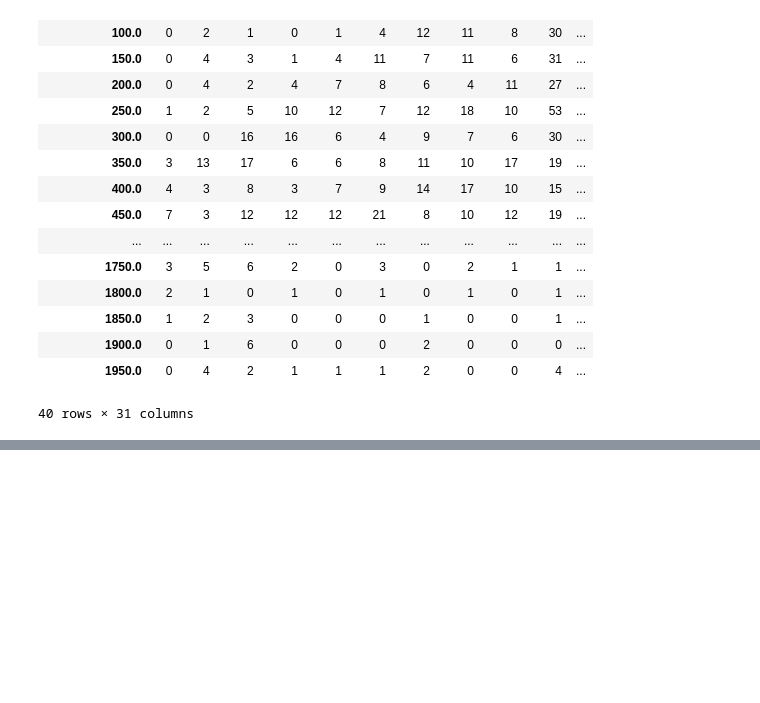
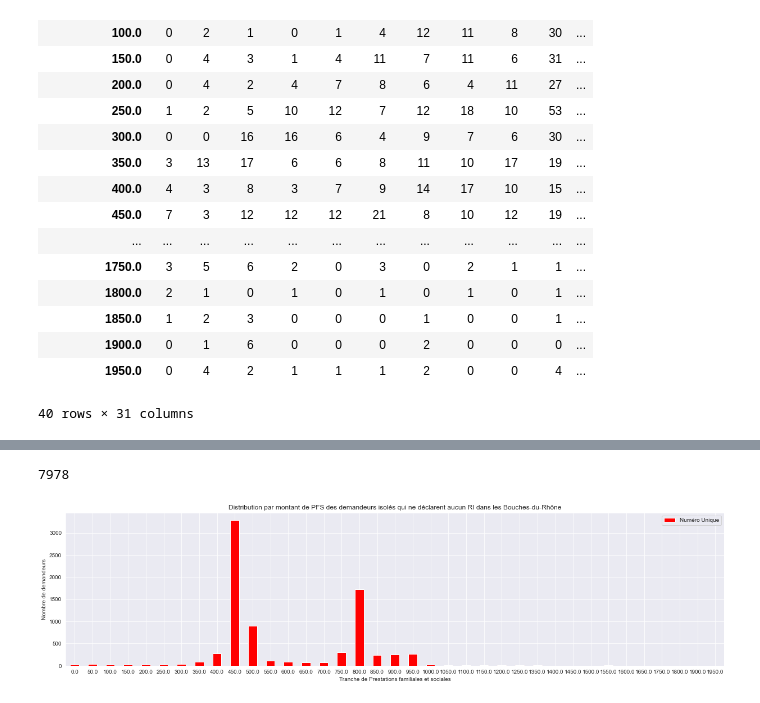
Before and after one commit to cmllbll/Social-Housing-in-France, a Jupyter notebook: Etude approfondie RI PFS.ipynb, the cells around one changed output, grey strips where cells are left out. Cells and saved outputs as stored; diff of their text form; code cells hidden in the pictures; blank space fills up the shorter version.

Commit message:
personne isolée

```diff
--- a/Etude approfondie RI PFS.ipynb
+++ b/Etude approfondie RI PFS.ipynb
@@ -152,6 +152,9 @@ bddbis['Ressources imposables mensuelles moyennes (RI)'].isna().sum()
 bddbis['Prestations familiales et sociales mensuelles moyennes (PFS)'].isna().sum()
 # %% [output]
 33035
+# %%
+bddbis['Ressources imposables mensuelles moyennes (RI)'].fillna(0, inplace=True)
+bddbis['Prestations familiales et sociales mensuelles moyennes (PFS)'].fillna(0, inplace=True)
 # %% [markdown]
 ##### Tableau croisé RI/PFS et graphique
 # %%
@@ -201,0 +206,14 @@ fig.show()
+# %%
+RI=bddbis[bddbis['Ressources imposables mensuelles moyennes (RI)']==0]
+RI['Tranches de PFS'] = 0
+
+
+def ri(rl):
+    for i in range(0, 2000, 50):
+        if i < rl and rl <= i + 50:
+            return i
+        elif rl > 2000:
+            return np.NaN
+
+
+RI['Tranches de PFS'] = RI['Prestations familiales et sociales mensuelles moyennes (PFS)'].apply(ri)
@@ -201,0 +232,12 @@ fig.show()
+# %%
+ri=RI[['Tranches de PFS', 'Numéro Unique']]
+ri = ri.groupby(by='Tranches de PFS').count()['Numéro Unique']
+ri = ri.to_frame()
+ri=ri.reset_index()
+ri['Numéro Unique'].sum()
+# %% [output]
+7978
+# %%
+ ax = ri.plot.bar(x='Tranches de PFS', y='Numéro Unique', xlabel='Tranche de Prestations familiales et sociales', ylabel= "Nombre de demandeurs", title= 'Distribution par montant de PFS des demandeurs isolés qui ne déclarent aucun RI dans les Bouches-du-Rhône', rot=0, figsize=(21,5), color='red')
+# %% [output]
+[figure, added]
```
Also changed, not shown: parts of 10 cells of this notebook.
